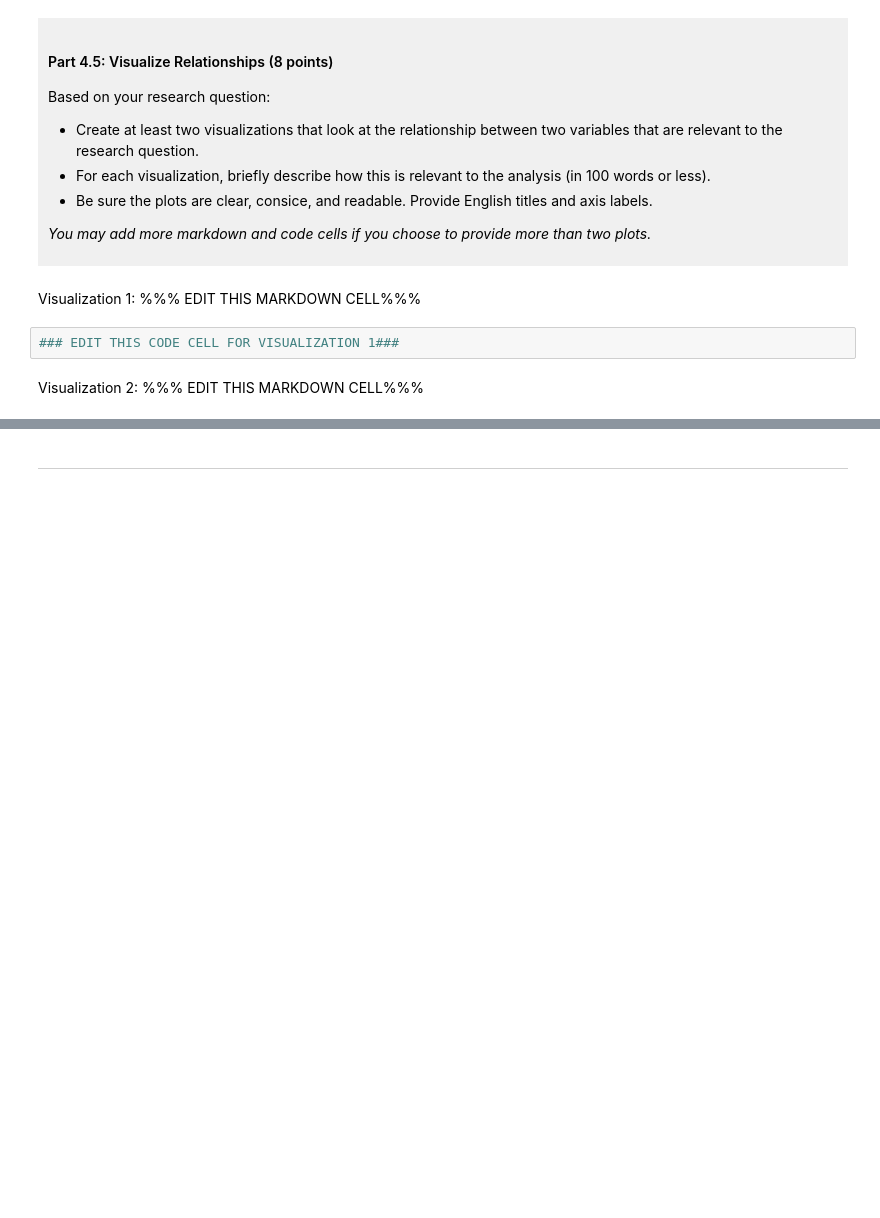
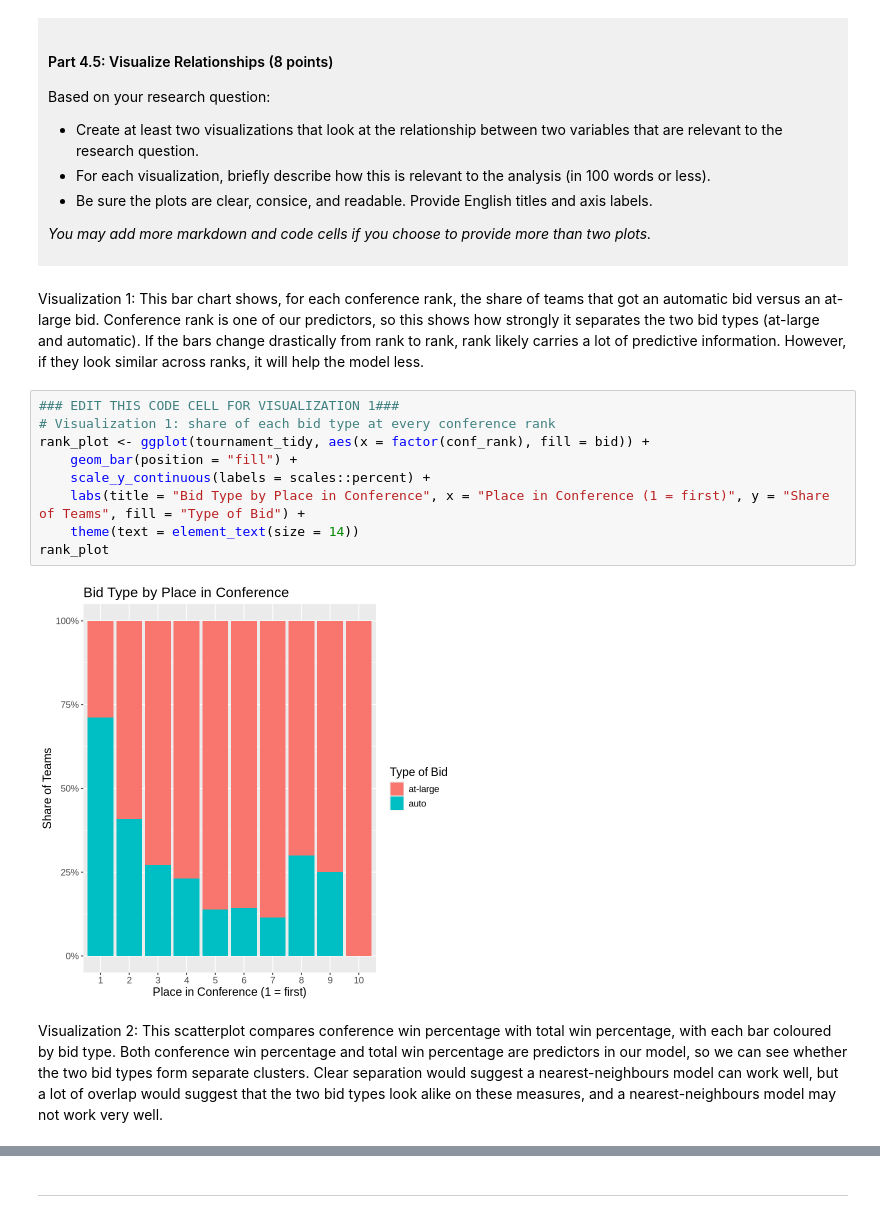
Before and after one commit to ngholipo/dsci-100-project-niki-gholipour, a Jupyter notebook: dsci-100-project-notebook.ipynb, the cells around one changed output, grey strips where cells are left out. Cells and saved outputs as stored; diff of their text form; blank space fills up the shorter version.

```diff
--- a/dsci-100-project-notebook.ipynb
+++ b/dsci-100-project-notebook.ipynb
@@ -326,10 +398,19 @@ Based on your research question:
 *You may add more markdown and code cells if you choose to provide more than two plots.*
 </div>
 # %% [markdown]
-Visualization 1: %%% EDIT THIS MARKDOWN CELL%%%
+Visualization 1: This bar chart shows, for each conference rank, the share of teams that got an automatic bid versus an at-large bid. Conference rank is one of our predictors, so this shows how strongly it separates the two bid types (at-large and automatic). If the bars change drastically from rank to rank, rank likely carries a lot of predictive information. However, if they look similar across ranks, it will help the model less.
 # %%
 ### EDIT THIS CODE CELL FOR VISUALIZATION 1###
+# Visualization 1: share of each bid type at every conference rank
+rank_plot <- ggplot(tournament_tidy, aes(x = factor(conf_rank), fill = bid)) +
+    geom_bar(position = "fill") +
+    scale_y_continuous(labels = scales::percent) +
+    labs(title = "Bid Type by Place in Conference", x = "Place in Conference (1 = first)", y = "Share of Teams", fill = "Type of Bid") +
+    theme(text = element_text(size = 14))
+rank_plot
+# %% [output]
+[figure, added]
 # %% [markdown]
-Visualization 2: %%% EDIT THIS MARKDOWN CELL%%%
+Visualization 2: This scatterplot compares conference win percentage with total win percentage, with each bar coloured by bid type. Both conference win percentage and total win percentage are predictors in our model, so we can see whether the two bid types form separate clusters. Clear separation would suggest a nearest-neighbours model can work well, but a lot of overlap would suggest that the two bid types look alike on these measures, and a nearest-neighbours model may not work very well.
 # %%
 ### EDIT THIS CODE CELL FOR VISUALIZATION 2###
```
Also changed, not shown: parts of 8 cells of this notebook.
